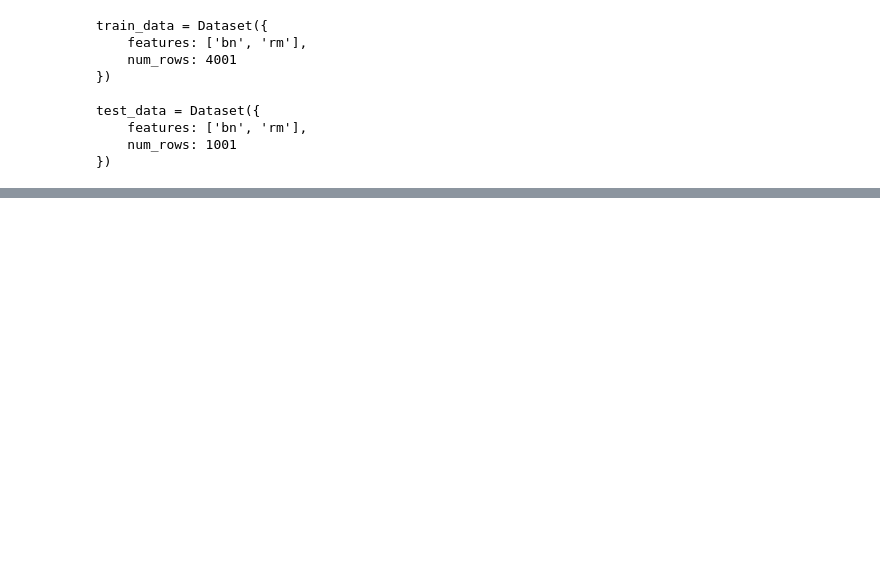
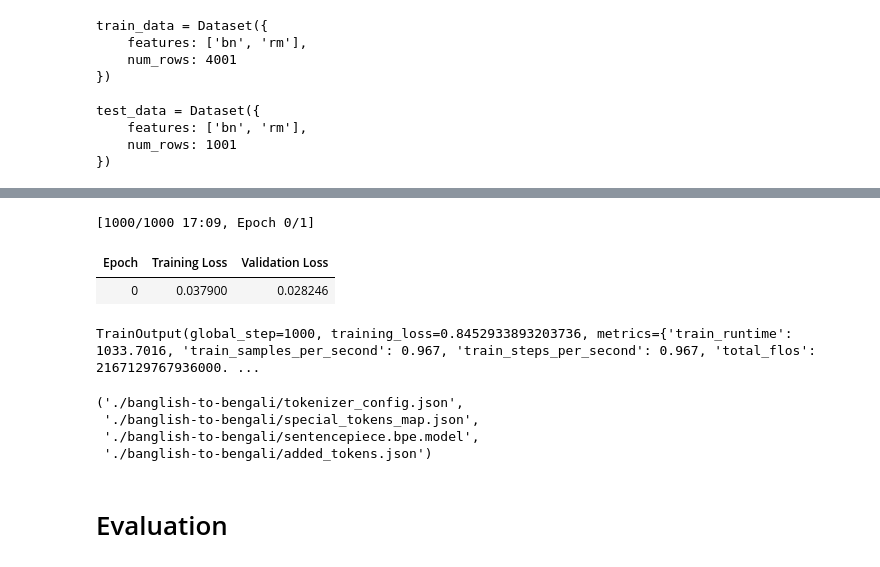
Before and after one commit to shu-vro/BitfestTeamExpelledSolutions, a Jupyter notebook: challange1/main.ipynb, the cells around one changed output, grey strips where cells are left out. Saved outputs shown, nothing was run; the diff lists cells and outputs as text; code cells hidden in the pictures; blank space fills up the shorter version.

Commit message:
model trained

```diff
--- a/challange1/main.ipynb
+++ b/challange1/main.ipynb
@@ -71,0 +163,51 @@ test_data = Dataset({
+# %%
+# tokenize train and test datasets
+train_data = train_data.map(preprocess_function, batched=True)
+test_data = test_data.map(preprocess_function, batched=True)
+# %%
+data_collator = DataCollatorForSeq2Seq(tokenizer, model=model)
+# %%
+# training arguments
+training_args = Seq2SeqTrainingArguments(
+    output_dir="./results",
+    eval_strategy="epoch",
+    learning_rate=2e-5,
+    per_device_train_batch_size=1,
+    per_device_eval_batch_size=1,
+    weight_decay=0.01,
+    save_total_limit=2,
+    # num_train_epochs=1,
+    max_steps=1000,
+    predict_with_generate=True,
+    fp16=torch.cuda.is_available(),
+    logging_dir="./logs",
+    logging_steps=100,
+    save_strategy="epoch",
+    report_to="none",
+)
+# %%
+trainer = Seq2SeqTrainer(
+    model=model,
+    args=training_args,
+    train_dataset=train_data,
+    eval_dataset=test_data,
+    tokenizer=tokenizer,
+    data_collator=data_collator,
+)
+# %%
+trainer.train()
+# %% [output]
+[1000/1000 17:09, Epoch 0/1]
+| Epoch | Training Loss | Validation Loss |
+| 0 | 0.037900 | 0.028246 |
+TrainOutput(global_step=1000, training_loss=0.8452933893203736, metrics={'train_runtime': 1033.7016, 'train_samples_per_second': 0.967, 'train_steps_per_second': 0.967, 'total_flos': 2167129767936000. ...
+# %%
+trainer.save_model("./banglish-to-bengali")
+tokenizer.save_pretrained("./banglish-to-bengali")
+# %% [output]
+('./banglish-to-bengali/tokenizer_config.json',
+ './banglish-to-bengali/special_tokens_map.json',
+ './banglish-to-bengali/sentencepiece.bpe.model',
+ './banglish-to-bengali/added_tokens.json')
+# %% [markdown]
+# Evaluation
```
Also changed, not shown: parts of 20 cells of this notebook.
